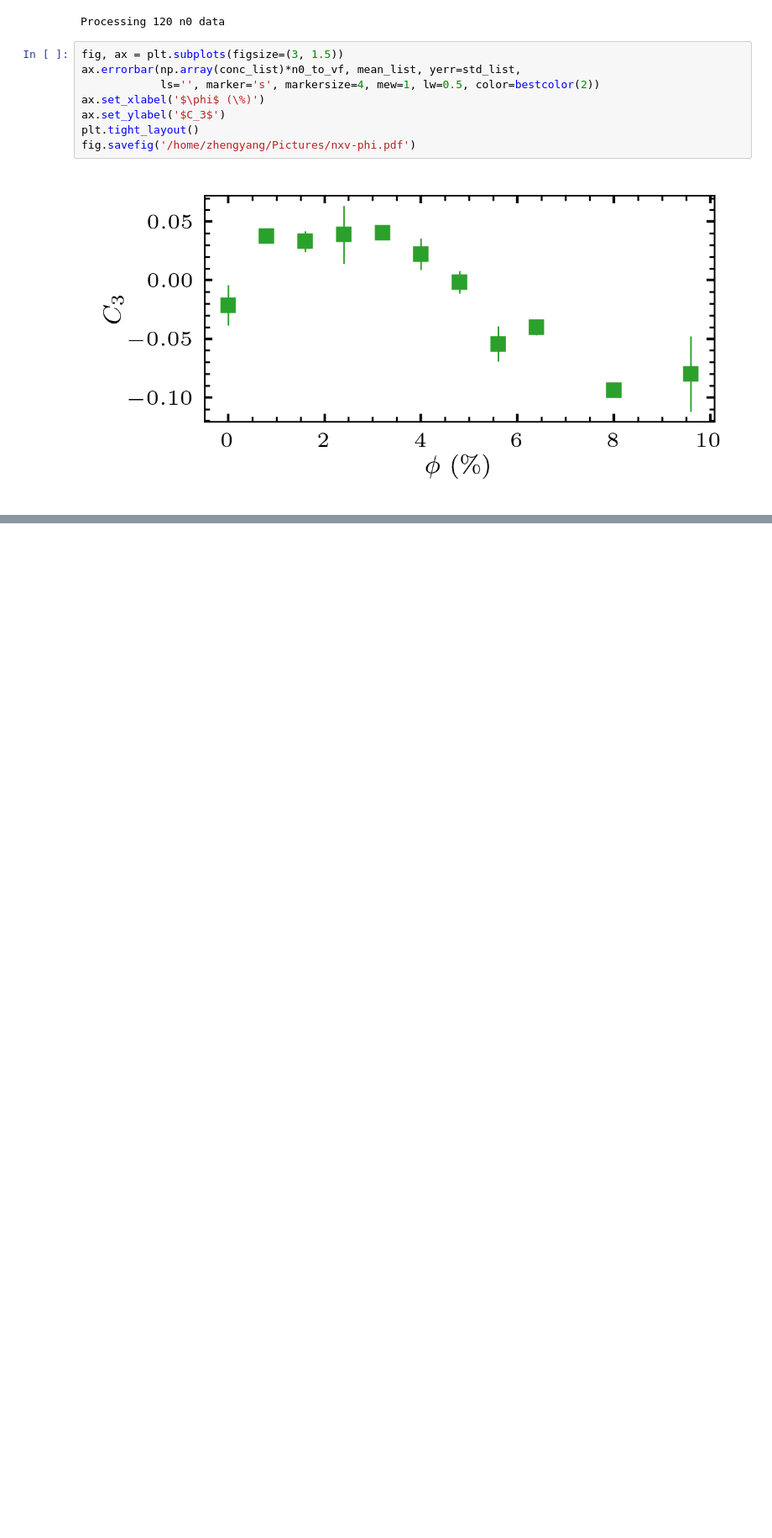
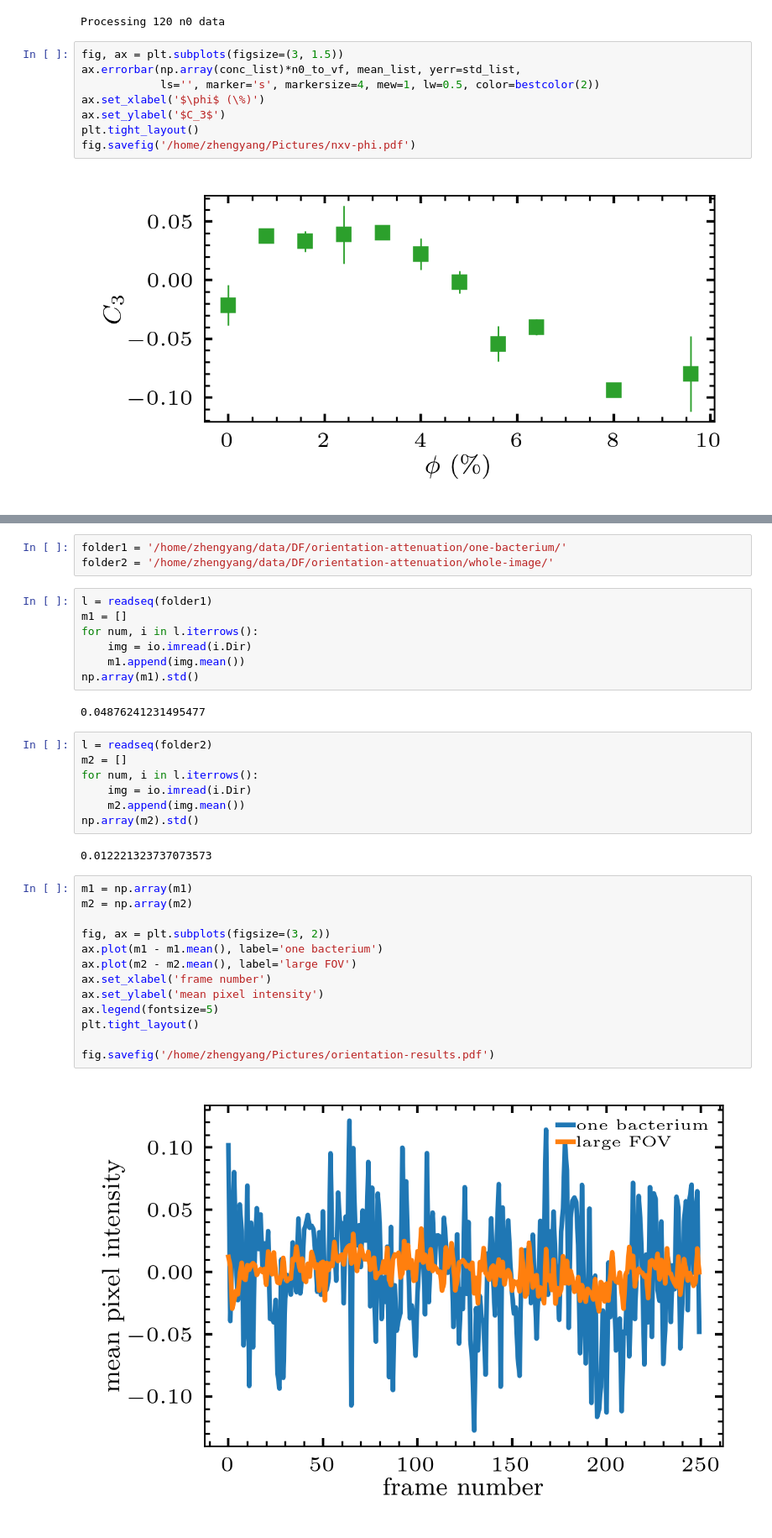
Before and after one commit to ZLoverty/Python, a Jupyter notebook: Correlation/src/Figures-casual.ipynb, the cells around one changed output, grey strips where cells are left out. Shown at 84% size. Drawn from its saved outputs; the diff is of its cells as text; blank space fills up the shorter version.

Commit message:
Orientation attenuation test
Analyze the tumbler videos from Xiaolei

```diff
--- a/Correlation/src/Figures-casual.ipynb
+++ b/Correlation/src/Figures-casual.ipynb
@@ -246,0 +251,36 @@ fig.savefig('/home/zhengyang/Pictures/nxv-phi.pdf')
+# %%
+folder1 = '/home/zhengyang/data/DF/orientation-attenuation/one-bacterium/'
+folder2 = '/home/zhengyang/data/DF/orientation-attenuation/whole-image/'
+# %%
+l = readseq(folder1)
+m1 = []
+for num, i in l.iterrows():
+    img = io.imread(i.Dir)
+    m1.append(img.mean())
+np.array(m1).std()
+# %% [output]
+0.04876241231495477
+# %%
+l = readseq(folder2)
+m2 = []
+for num, i in l.iterrows():
+    img = io.imread(i.Dir)
+    m2.append(img.mean())
+np.array(m2).std()
+# %% [output]
+0.012221323737073573
+# %%
+m1 = np.array(m1)
+m2 = np.array(m2)
+
+fig, ax = plt.subplots(figsize=(3, 2))
+ax.plot(m1 - m1.mean(), label='one bacterium')
+ax.plot(m2 - m2.mean(), label='large FOV')
+ax.set_xlabel('frame number')
+ax.set_ylabel('mean pixel intensity')
+ax.legend(fontsize=5)
+plt.tight_layout()
+
+fig.savefig('/home/zhengyang/Pictures/orientation-results.pdf')
+# %% [output]
+[figure, added]
```
Also changed, not shown: parts of 1 cell of this notebook.
